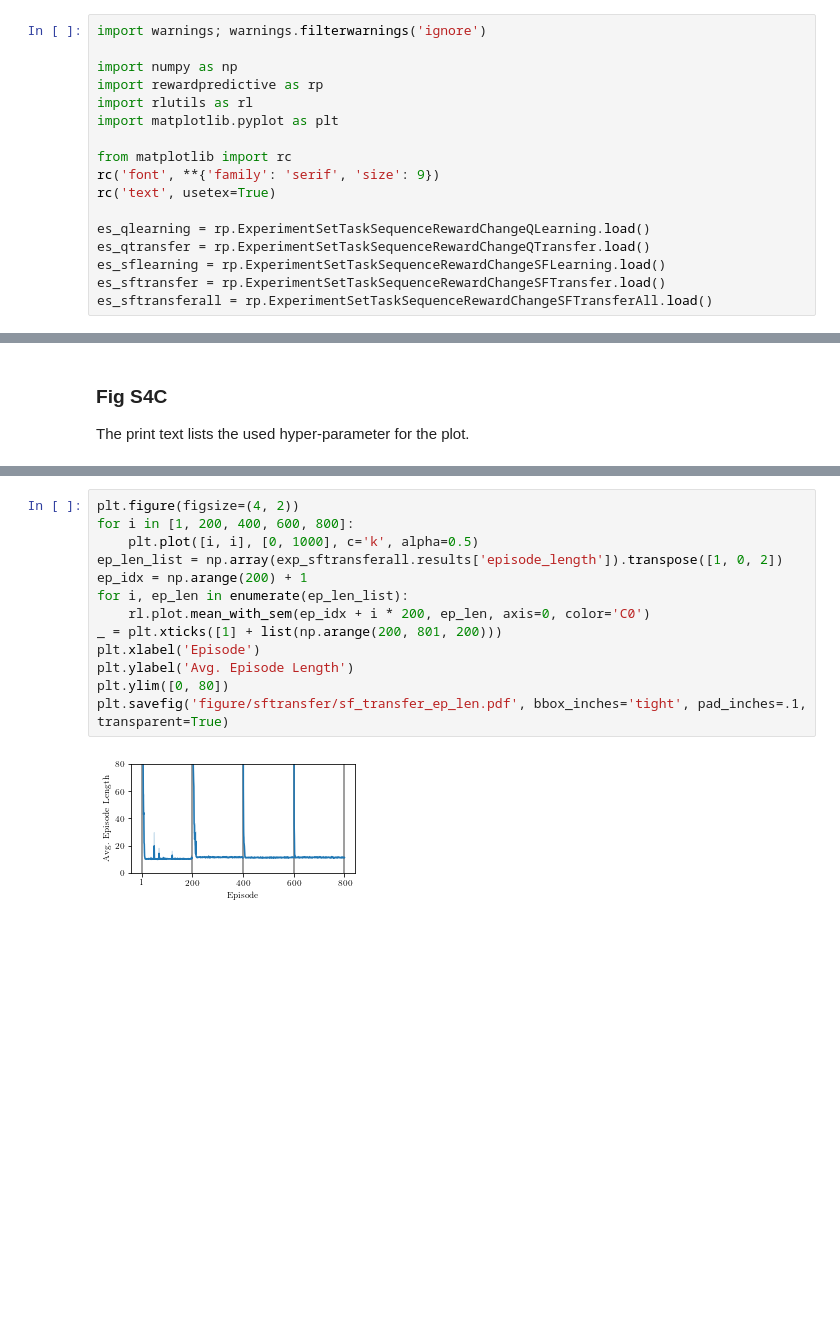
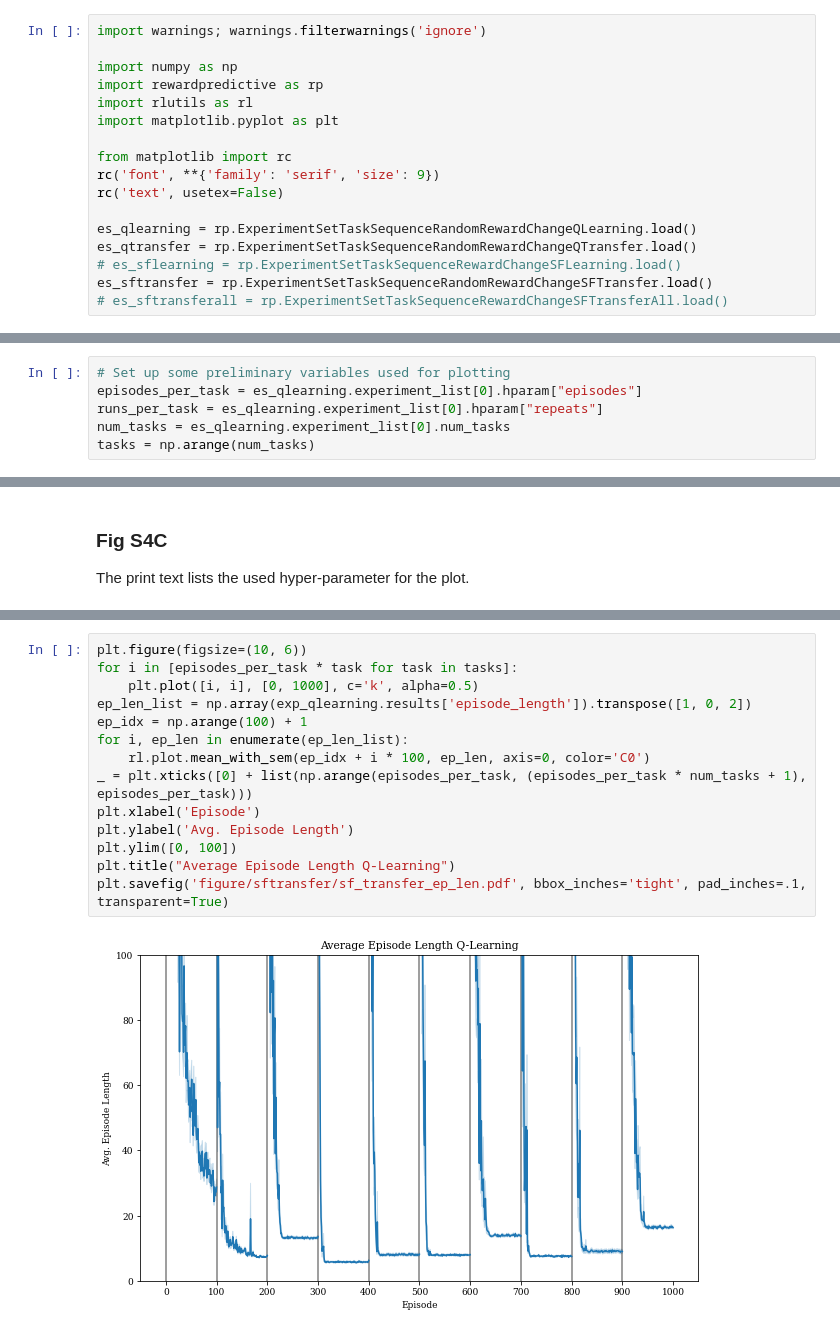
Before and after one commit to lucaslehnert/rewardpredictive, a Jupyter notebook: FigS4_and_S5.ipynb, the cells around one changed output, grey strips where cells are left out. Saved outputs shown, nothing was run; the diff lists cells and outputs as text; blank space fills up the shorter version.

```diff
--- a/FigS4_and_S5.ipynb
+++ b/FigS4_and_S5.ipynb
@@ -24,10 +24,10 @@ import matplotlib.pyplot as plt
 
 from matplotlib import rc
 rc('font', **{'family': 'serif', 'size': 9})
-rc('text', usetex=True)
+rc('text', usetex=False)
 
-es_qlearning = rp.ExperimentSetTaskSequenceRewardChangeQLearning.load()
-es_qtransfer = rp.ExperimentSetTaskSequenceRewardChangeQTransfer.load()
-es_sflearning = rp.ExperimentSetTaskSequenceRewardChangeSFLearning.load()
-es_sftransfer = rp.ExperimentSetTaskSequenceRewardChangeSFTransfer.load()
-es_sftransferall = rp.ExperimentSetTaskSequenceRewardChangeSFTransferAll.load()
+es_qlearning = rp.ExperimentSetTaskSequenceRandomRewardChangeQLearning.load()
+es_qtransfer = rp.ExperimentSetTaskSequenceRandomRewardChangeQTransfer.load()
+# es_sflearning = rp.ExperimentSetTaskSequenceRewardChangeSFLearning.load()
+es_sftransfer = rp.ExperimentSetTaskSequenceRandomRewardChangeSFTransfer.load()
+# es_sftransferall = rp.ExperimentSetTaskSequenceRewardChangeSFTransferAll.load()
@@ -34,3 +52,9 @@ es_sftransferall = rp.ExperimentSetTaskSequenceRewardChangeSFTransferAll.load()
+# %%
+# Set up some preliminary variables used for plotting
+episodes_per_task = es_qlearning.experiment_list[0].hparam["episodes"]
+runs_per_task = es_qlearning.experiment_list[0].hparam["repeats"]
+num_tasks = es_qlearning.experiment_list[0].num_tasks
+tasks = np.arange(num_tasks)
 # %% [markdown]
 Create directory to store all plot files in.
 # %%
@@ -73,15 +122,16 @@ ValueError: attempt to get argmin of an empty sequence
 # %%
-plt.figure(figsize=(4, 2))
-for i in [1, 200, 400, 600, 800]:
+plt.figure(figsize=(10, 6))
+for i in [episodes_per_task * task for task in tasks]:
     plt.plot([i, i], [0, 1000], c='k', alpha=0.5)
-ep_len_list = np.array(exp_sftransferall.results['episode_length']).transpose([1, 0, 2])
-ep_idx = np.arange(200) + 1
+ep_len_list = np.array(exp_qlearning.results['episode_length']).transpose([1, 0, 2])
+ep_idx = np.arange(100) + 1
 for i, ep_len in enumerate(ep_len_list):
-    rl.plot.mean_with_sem(ep_idx + i * 200, ep_len, axis=0, color='C0')
-_ = plt.xticks([1] + list(np.arange(200, 801, 200)))
+    rl.plot.mean_with_sem(ep_idx + i * 100, ep_len, axis=0, color='C0')
+_ = plt.xticks([0] + list(np.arange(episodes_per_task, (episodes_per_task * num_tasks + 1), episodes_per_task)))
 plt.xlabel('Episode')
 plt.ylabel('Avg. Episode Length')
-plt.ylim([0, 80])
+plt.ylim([0, 100])
+plt.title("Average Episode Length Q-Learning")
 plt.savefig('figure/sftransfer/sf_transfer_ep_len.pdf', bbox_inches='tight', pad_inches=.1, transparent=True)
 # %% [output]
-[figure, old version]
+[figure, new version]
```
Also changed, not shown: parts of 14 cells of this notebook.
